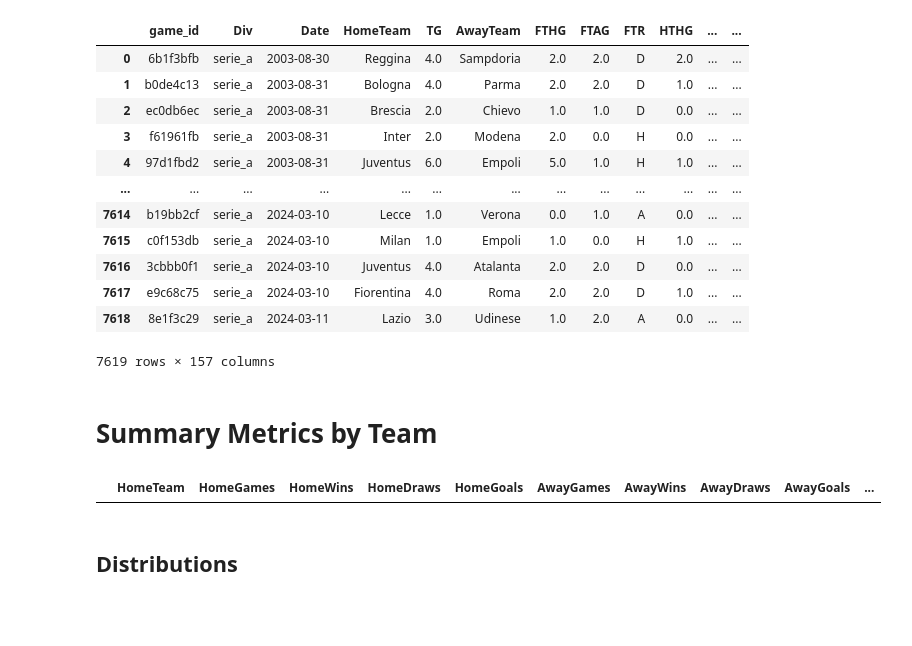
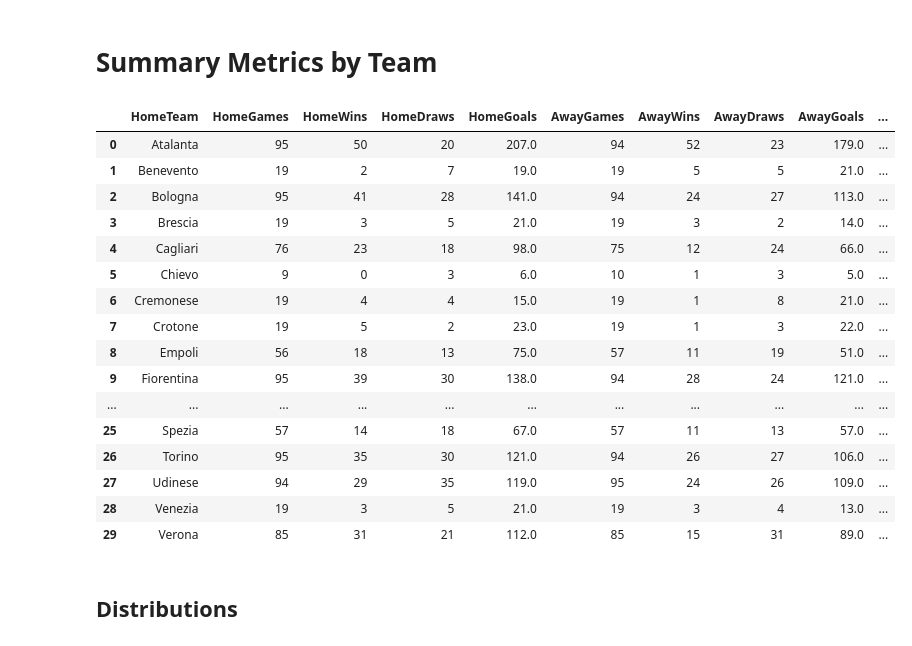
Before and after one commit to RomanTomz/football-analysis, a Jupyter notebook: notebooks/eda.ipynb, the cells around one changed output. Cells and saved outputs as stored; diff of their text form; code cells hidden in the pictures; blank space fills up the shorter version.

```diff
--- a/notebooks/eda.ipynb
+++ b/notebooks/eda.ipynb
@@ -21,29 +21,29 @@ from data_collection.data_collector import DataCollector
 dc = DataCollector('serie_a')
 df = dc.collect_data(year_start=2003, year_end=2023, write_csv=False)
 # sample output
-# %%
-df
-# %% [output]
-|  | game_id | Div | Date | HomeTeam | TG | AwayTeam | FTHG | FTAG | FTR | HTHG | ... | ... |
-| 0 | 6b1f3bfb | serie_a | 2003-08-30 | Reggina | 4.0 | Sampdoria | 2.0 | 2.0 | D | 2.0 | ... | ... |
-| 1 | b0de4c13 | serie_a | 2003-08-31 | Bologna | 4.0 | Parma | 2.0 | 2.0 | D | 1.0 | ... | ... |
-| 2 | ec0db6ec | serie_a | 2003-08-31 | Brescia | 2.0 | Chievo | 1.0 | 1.0 | D | 0.0 | ... | ... |
-| 3 | f61961fb | serie_a | 2003-08-31 | Inter | 2.0 | Modena | 2.0 | 0.0 | H | 0.0 | ... | ... |
-| 4 | 97d1fbd2 | serie_a | 2003-08-31 | Juventus | 6.0 | Empoli | 5.0 | 1.0 | H | 1.0 | ... | ... |
-| ... | ... | ... | ... | ... | ... | ... | ... | ... | ... | ... | ... | ... |
-| 7614 | b19bb2cf | serie_a | 2024-03-10 | Lecce | 1.0 | Verona | 0.0 | 1.0 | A | 0.0 | ... | ... |
-| 7615 | c0f153db | serie_a | 2024-03-10 | Milan | 1.0 | Empoli | 1.0 | 0.0 | H | 1.0 | ... | ... |
-| 7616 | 3cbbb0f1 | serie_a | 2024-03-10 | Juventus | 4.0 | Atalanta | 2.0 | 2.0 | D | 0.0 | ... | ... |
-| 7617 | e9c68c75 | serie_a | 2024-03-10 | Fiorentina | 4.0 | Roma | 2.0 | 2.0 | D | 1.0 | ... | ... |
-| 7618 | 8e1f3c29 | serie_a | 2024-03-11 | Lazio | 3.0 | Udinese | 1.0 | 2.0 | A | 0.0 | ... | ... |
-7619 rows × 157 columns
 # %% [markdown]
 # Summary Metrics by Team
 # %%
-teams_stats = dc.compute_team_statistics(df,)
+teams_stats = dc.compute_team_statistics(df, 2019, 2023)
 teams_stats
 # %% [output]
 |  | HomeTeam | HomeGames | HomeWins | HomeDraws | HomeGoals | AwayGames | AwayWins | AwayDraws | AwayGoals | ... |
+| 0 | Atalanta | 95 | 50 | 20 | 207.0 | 94 | 52 | 23 | 179.0 | ... |
+| 1 | Benevento | 19 | 2 | 7 | 19.0 | 19 | 5 | 5 | 21.0 | ... |
+| 2 | Bologna | 95 | 41 | 28 | 141.0 | 94 | 24 | 27 | 113.0 | ... |
+| 3 | Brescia | 19 | 3 | 5 | 21.0 | 19 | 3 | 2 | 14.0 | ... |
+| 4 | Cagliari | 76 | 23 | 18 | 98.0 | 75 | 12 | 24 | 66.0 | ... |
+| 5 | Chievo | 9 | 0 | 3 | 6.0 | 10 | 1 | 3 | 5.0 | ... |
+| 6 | Cremonese | 19 | 4 | 4 | 15.0 | 19 | 1 | 8 | 21.0 | ... |
+| 7 | Crotone | 19 | 5 | 2 | 23.0 | 19 | 1 | 3 | 22.0 | ... |
+| 8 | Empoli | 56 | 18 | 13 | 75.0 | 57 | 11 | 19 | 51.0 | ... |
+| 9 | Fiorentina | 95 | 39 | 30 | 138.0 | 94 | 28 | 24 | 121.0 | ... |
+| ... | ... | ... | ... | ... | ... | ... | ... | ... | ... | ... |
+| 25 | Spezia | 57 | 14 | 18 | 67.0 | 57 | 11 | 13 | 57.0 | ... |
+| 26 | Torino | 95 | 35 | 30 | 121.0 | 94 | 26 | 27 | 106.0 | ... |
+| 27 | Udinese | 94 | 29 | 35 | 119.0 | 95 | 24 | 26 | 109.0 | ... |
+| 28 | Venezia | 19 | 3 | 5 | 21.0 | 19 | 3 | 4 | 13.0 | ... |
+| 29 | Verona | 85 | 31 | 21 | 112.0 | 85 | 15 | 31 | 89.0 | ... |
 # %% [markdown]
 ## Distributions
 # %%
```
Also changed, not shown: parts of 1 cell of this notebook, 1 other file.
